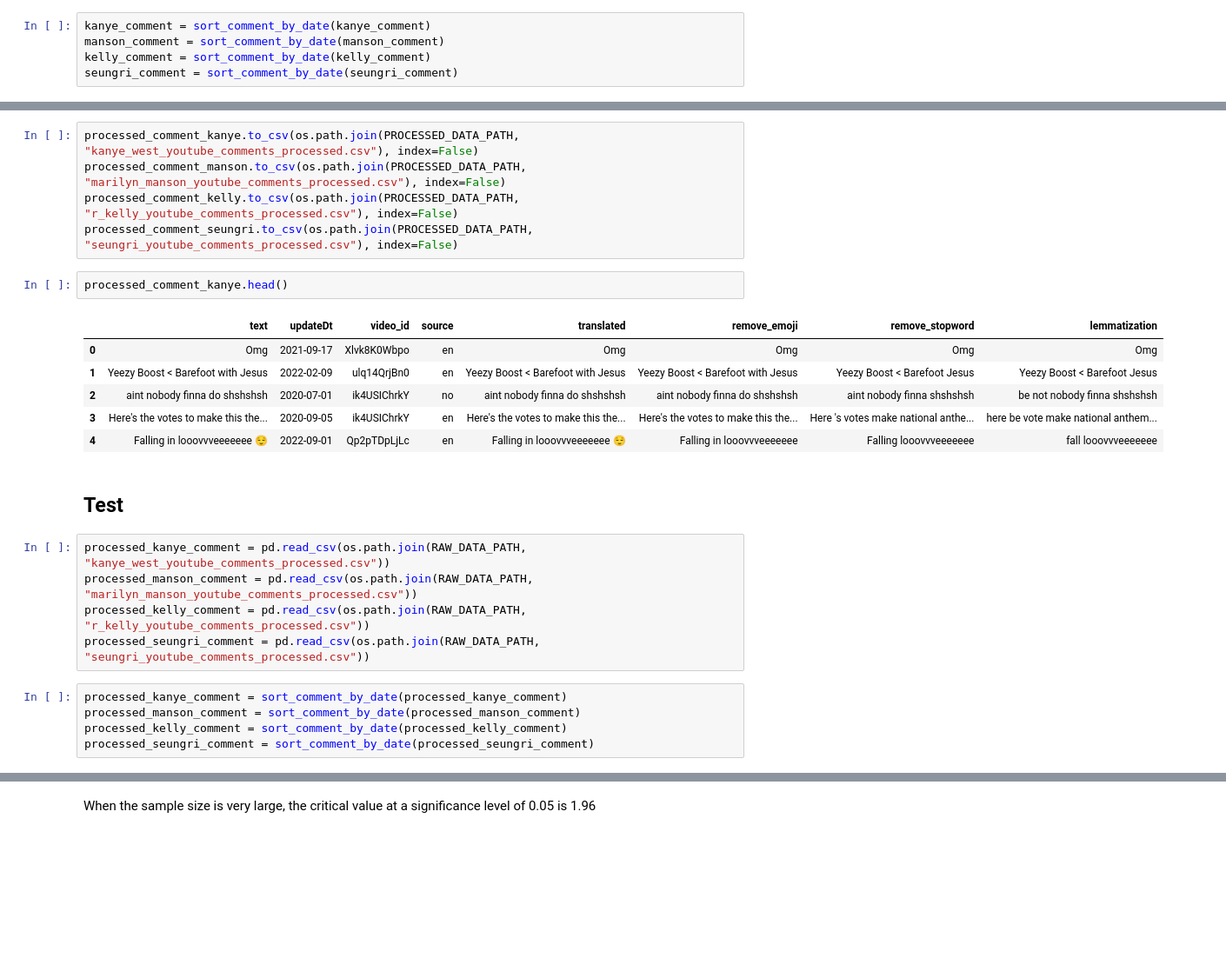
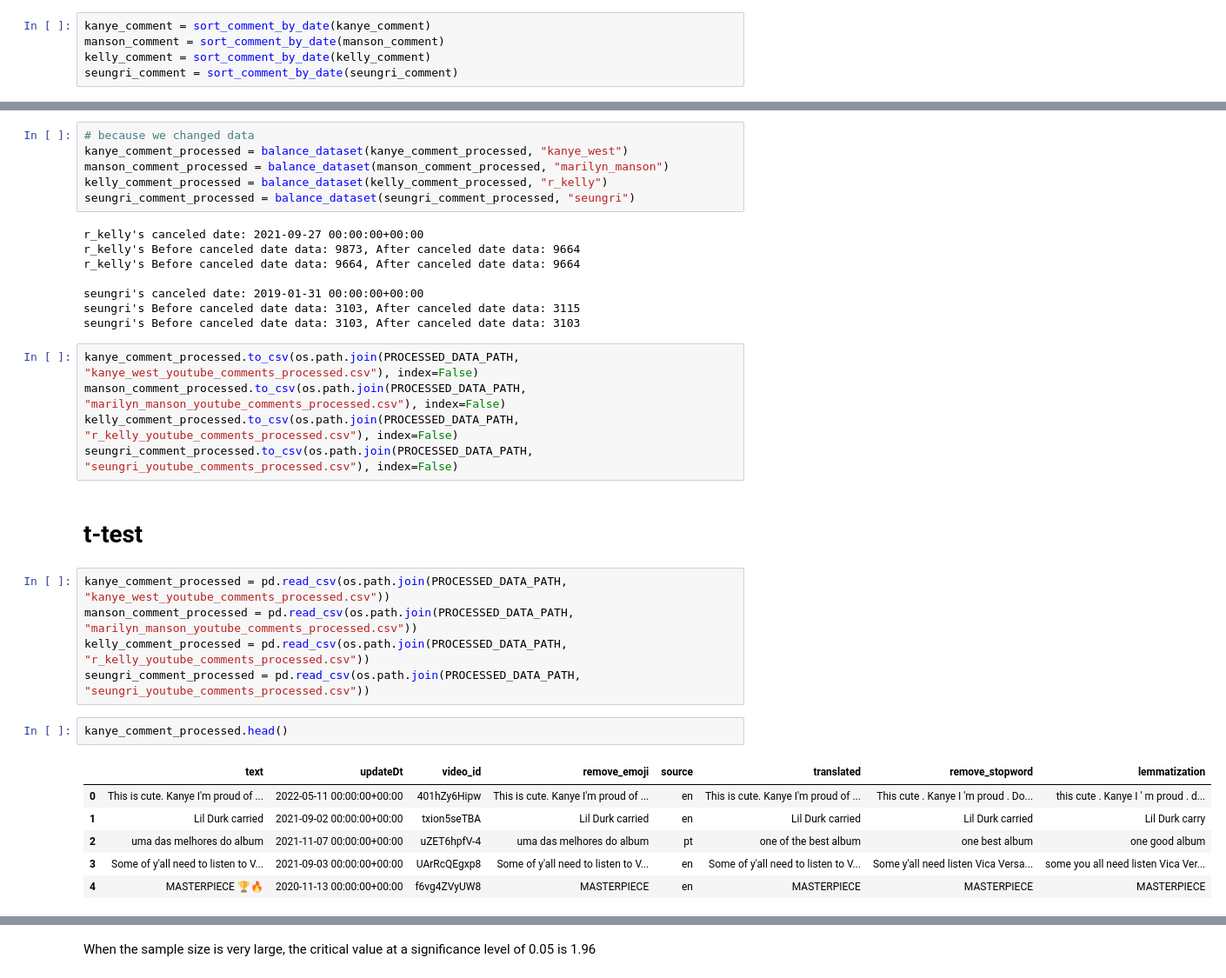
Before and after one commit to tuke307/cancel-culture-impact, a Jupyter notebook: src/analysis/comment_sentiment.ipynb, the cells around one changed output, grey strips where cells are left out. Shown at 87% size. Drawn from its saved outputs; the diff is of its cells as text; blank space fills up the shorter version.

```diff
--- a/src/analysis/comment_sentiment.ipynb
+++ b/src/analysis/comment_sentiment.ipynb
@@ -228,26 +300,35 @@ processed_comment_seungri = preprocess_article_and_sentiment(seungri_comment)
+# %%
+# because we changed data
+kanye_comment_processed = balance_dataset(kanye_comment_processed, "kanye_west")
+manson_comment_processed = balance_dataset(manson_comment_processed, "marilyn_manson")
+kelly_comment_processed = balance_dataset(kelly_comment_processed, "r_kelly")
+seungri_comment_processed = balance_dataset(seungri_comment_processed, "seungri")
+# %% [output]
+r_kelly's canceled date: 2021-09-27 00:00:00+00:00
+r_kelly's Before canceled date data: 9873, After canceled date data: 9664
+r_kelly's Before canceled date data: 9664, After canceled date data: 9664
+
+seungri's canceled date: 2019-01-31 00:00:00+00:00
+seungri's Before canceled date data: 3103, After canceled date data: 3115
+seungri's Before canceled date data: 3103, After canceled date data: 3103
 # %%
-processed_comment_kanye.to_csv(os.path.join(PROCESSED_DATA_PATH, "kanye_west_youtube_comments_processed.csv"), index=False)
-processed_comment_manson.to_csv(os.path.join(PROCESSED_DATA_PATH, "marilyn_manson_youtube_comments_processed.csv"), index=False)
-processed_comment_kelly.to_csv(os.path.join(PROCESSED_DATA_PATH, "r_kelly_youtube_comments_processed.csv"), index=False)
-processed_comment_seungri.to_csv(os.path.join(PROCESSED_DATA_PATH, "seungri_youtube_comments_processed.csv"), index=False)
+kanye_comment_processed.to_csv(os.path.join(PROCESSED_DATA_PATH, "kanye_west_youtube_comments_processed.csv"), index=False)
+manson_comment_processed.to_csv(os.path.join(PROCESSED_DATA_PATH, "marilyn_manson_youtube_comments_processed.csv"), index=False)
+kelly_comment_processed.to_csv(os.path.join(PROCESSED_DATA_PATH, "r_kelly_youtube_comments_processed.csv"), index=False)
+seungri_comment_processed.to_csv(os.path.join(PROCESSED_DATA_PATH, "seungri_youtube_comments_processed.csv"), index=False)
-# %%
-processed_comment_kanye.head()
-# %% [output]
-|  | text | updateDt | video_id | source | translated | remove_emoji | remove_stopword | lemmatization |
-| 0 | Omg | 2021-09-17 | Xlvk8K0Wbpo | en | Omg | Omg | Omg | Omg |
-| 1 | Yeezy Boost < Barefoot with Jesus | 2022-02-09 | ulq14QrjBn0 | en | Yeezy Boost < Barefoot with Jesus | Yeezy Boost < Barefoot with Jesus | Yeezy Boost < Barefoot Jesus | Yeezy Boost < Barefoot Jesus |
-| 2 | aint nobody finna do shshshsh | 2020-07-01 | ik4USIChrkY | no | aint nobody finna do shshshsh | aint nobody finna do shshshsh | aint nobody finna shshshsh | be not nobody finna shshshsh |
-| 3 | Here's the votes to make this the... | 2020-09-05 | ik4USIChrkY | en | Here's the votes to make this the... | Here's the votes to make this the... | Here 's votes make national anthe... | here be vote make national anthem... |
-| 4 | Falling in looovvveeeeeee 😌 | 2022-09-01 | Qp2pTDpLjLc | en | Falling in looovvveeeeeee 😌 | Falling in looovvveeeeeee | Falling looovvveeeeeee | fall looovvveeeeeee |
 # %% [markdown]
-## Test
+# t-test
 # %%
-processed_kanye_comment = pd.read_csv(os.path.join(RAW_DATA_PATH, "kanye_west_youtube_comments_processed.csv"))
-processed_manson_comment = pd.read_csv(os.path.join(RAW_DATA_PATH, "marilyn_manson_youtube_comments_processed.csv"))
-processed_kelly_comment = pd.read_csv(os.path.join(RAW_DATA_PATH, "r_kelly_youtube_comments_processed.csv"))
-processed_seungri_comment = pd.read_csv(os.path.join(RAW_DATA_PATH, "seungri_youtube_comments_processed.csv"))
+kanye_comment_processed = pd.read_csv(os.path.join(PROCESSED_DATA_PATH, "kanye_west_youtube_comments_processed.csv"))
+manson_comment_processed = pd.read_csv(os.path.join(PROCESSED_DATA_PATH, "marilyn_manson_youtube_comments_processed.csv"))
+kelly_comment_processed = pd.read_csv(os.path.join(PROCESSED_DATA_PATH, "r_kelly_youtube_comments_processed.csv"))
+seungri_comment_processed = pd.read_csv(os.path.join(PROCESSED_DATA_PATH, "seungri_youtube_comments_processed.csv"))
-# %%
-processed_kanye_comment = sort_comment_by_date(processed_kanye_comment)
-processed_manson_comment = sort_comment_by_date(processed_manson_comment)
-processed_kelly_comment = sort_comment_by_date(processed_kelly_comment)
-processed_seungri_comment = sort_comment_by_date(processed_seungri_comment)
+# %%
+kanye_comment_processed.head()
+# %% [output]
+|  | text | updateDt | video_id | remove_emoji | source | translated | remove_stopword | lemmatization |
+| 0 | This is cute. Kanye I'm proud of ... | 2022-05-11 00:00:00+00:00 | 401hZy6Hipw | This is cute. Kanye I'm proud of ... | en | This is cute. Kanye I'm proud of ... | This cute . Kanye I 'm proud . Do... | this cute . Kanye I ' m proud . d... |
+| 1 | Lil Durk carried | 2021-09-02 00:00:00+00:00 | txion5seTBA | Lil Durk carried | en | Lil Durk carried | Lil Durk carried | Lil Durk carry |
+| 2 | uma das melhores do album | 2021-11-07 00:00:00+00:00 | uZET6hpfV-4 | uma das melhores do album | pt | one of the best album | one best album | one good album |
+| 3 | Some of y'all need to listen to V... | 2021-09-03 00:00:00+00:00 | UArRcQEgxp8 | Some of y'all need to listen to V... | en | Some of y'all need to listen to V... | Some y'all need listen Vica Versa... | some you all need listen Vica Ver... |
+| 4 | MASTERPIECE 🏆🔥 | 2020-11-13 00:00:00+00:00 | f6vg4ZVyUW8 | MASTERPIECE | en | MASTERPIECE | MASTERPIECE | MASTERPIECE |
```
Also changed, not shown: parts of 38 cells of this notebook.
